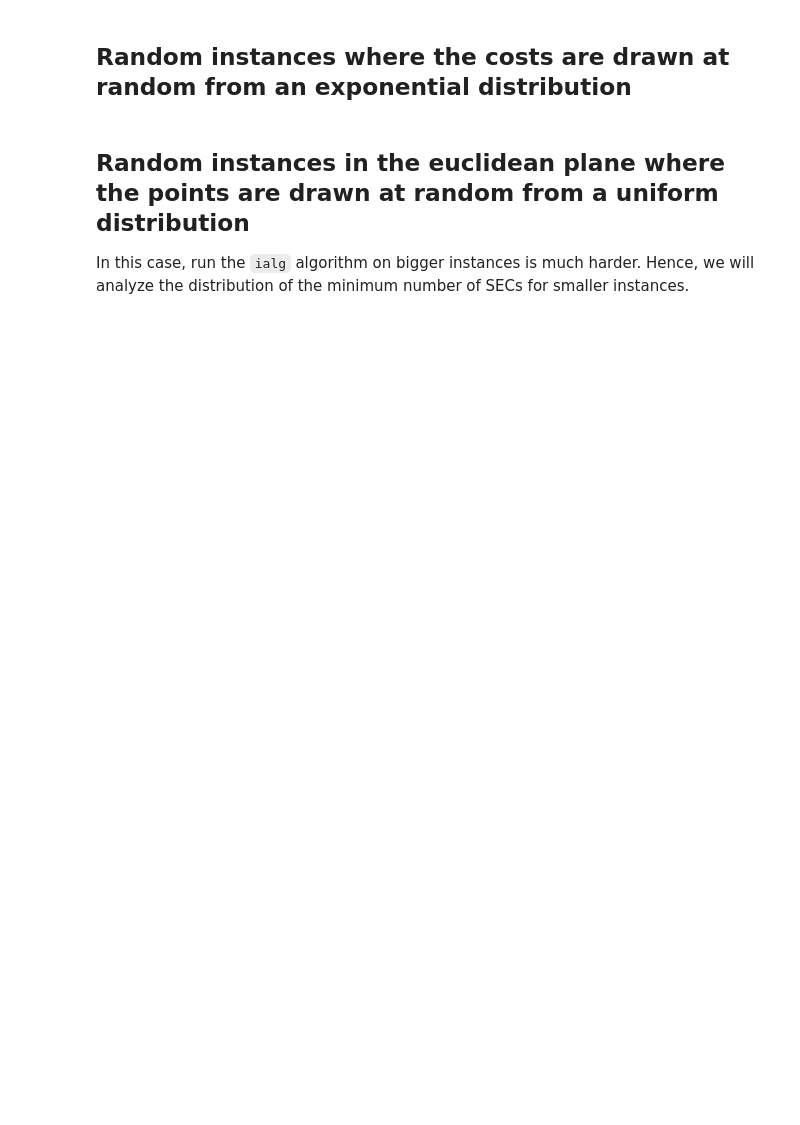
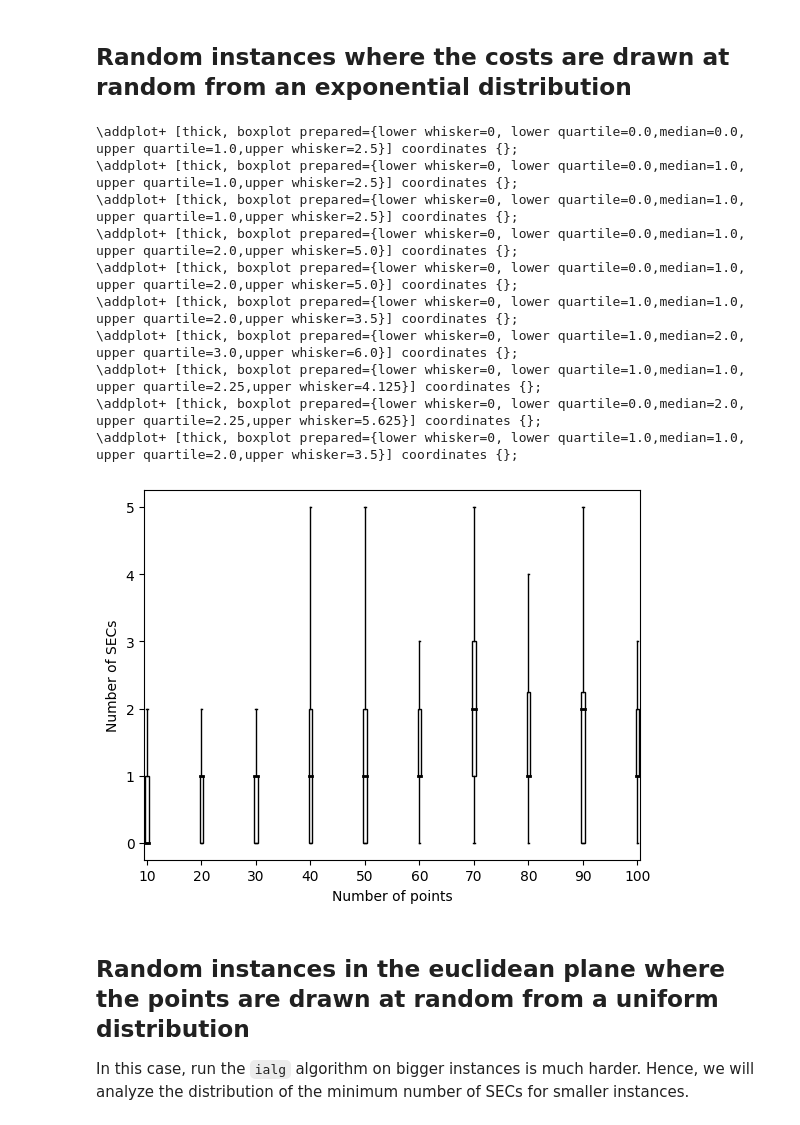
Before and after one commit to eleonoravercesi/complexity_DFJ_few_subtour, a Jupyter notebook: random.ipynb, the cells around one changed output. Drawn from its saved outputs; the diff is of its cells as text; code cells hidden in the pictures; blank space fills up the shorter version.

```diff
--- a/random.ipynb
+++ b/random.ipynb
@@ -120,31 +121,43 @@ for n in tqdm(range(n_min, n_max + 1, step)):
     for i in range(n_samples_for_each_n):
         np.random.seed(n*i) # To ensure reproducibility
         # Sample n points in the unit square
-        G = sample(n, "uniform")
+        G = sample(n, "exponential")
         S_family, S_num, partitions, max_comp, runtime = ialg(G) # Here, we do not use verbosity, as the line printed will be too many
         out[n].append((S_family, S_num, partitions, max_comp, runtime))
 # %%
 plt.figure()
 for n in range(n_min, n_max + 1, step):
-    x = out[n]
+    x = [y[1] for y in out[n]]
     # Make a boxplot ouf of x
     bp = plt.boxplot(x, vert=True, patch_artist=True, positions=[n], widths=0.6, showfliers=False) # Just to make the boxplot more readable
     #This part of code can ignored, but we used for the tkiz plot
     median = np.median(x)
     Q1 = np.percentile(x, 25)
     Q3 = np.percentile(x, 75)
     IQR = Q3 - Q1
     LW = Q1 - 1.5*IQR
     UW = Q3 + 1.5*IQR
     print(f"\\addplot+ [thick, boxplot prepared={{lower whisker={max(0, LW)}, lower quartile={Q1},median={median}, upper quartile={Q3},upper whisker={UW}}}] coordinates {{}};")
     for patch in bp['boxes']:
         patch.set_facecolor('white')
         patch.set_edgecolor('black')
         for median in bp['medians']:
             median.set(color='black', linewidth=2)
 plt.xlabel('Number of points')
 plt.ylabel('Number of SECs')
 plt.show()
+# %% [output]
+\addplot+ [thick, boxplot prepared={lower whisker=0, lower quartile=0.0,median=0.0, upper quartile=1.0,upper whisker=2.5}] coordinates {};
+\addplot+ [thick, boxplot prepared={lower whisker=0, lower quartile=0.0,median=1.0, upper quartile=1.0,upper whisker=2.5}] coordinates {};
+\addplot+ [thick, boxplot prepared={lower whisker=0, lower quartile=0.0,median=1.0, upper quartile=1.0,upper whisker=2.5}] coordinates {};
+\addplot+ [thick, boxplot prepared={lower whisker=0, lower quartile=0.0,median=1.0, upper quartile=2.0,upper whisker=5.0}] coordinates {};
+\addplot+ [thick, boxplot prepared={lower whisker=0, lower quartile=0.0,median=1.0, upper quartile=2.0,upper whisker=5.0}] coordinates {};
+\addplot+ [thick, boxplot prepared={lower whisker=0, lower quartile=1.0,median=1.0, upper quartile=2.0,upper whisker=3.5}] coordinates {};
+\addplot+ [thick, boxplot prepared={lower whisker=0, lower quartile=1.0,median=2.0, upper quartile=3.0,upper whisker=6.0}] coordinates {};
+\addplot+ [thick, boxplot prepared={lower whisker=0, lower quartile=1.0,median=1.0, upper quartile=2.25,upper whisker=4.125}] coordinates {};
+\addplot+ [thick, boxplot prepared={lower whisker=0, lower quartile=0.0,median=2.0, upper quartile=2.25,upper whisker=5.625}] coordinates {};
+\addplot+ [thick, boxplot prepared={lower whisker=0, lower quartile=1.0,median=1.0, upper quartile=2.0,upper whisker=3.5}] coordinates {};
+[figure, added]
 # %% [markdown]
 ## Random instances in the euclidean plane where the points are drawn at random from a uniform distribution
 
```
Also changed, not shown: parts of 1 cell of this notebook, 1 other file.
